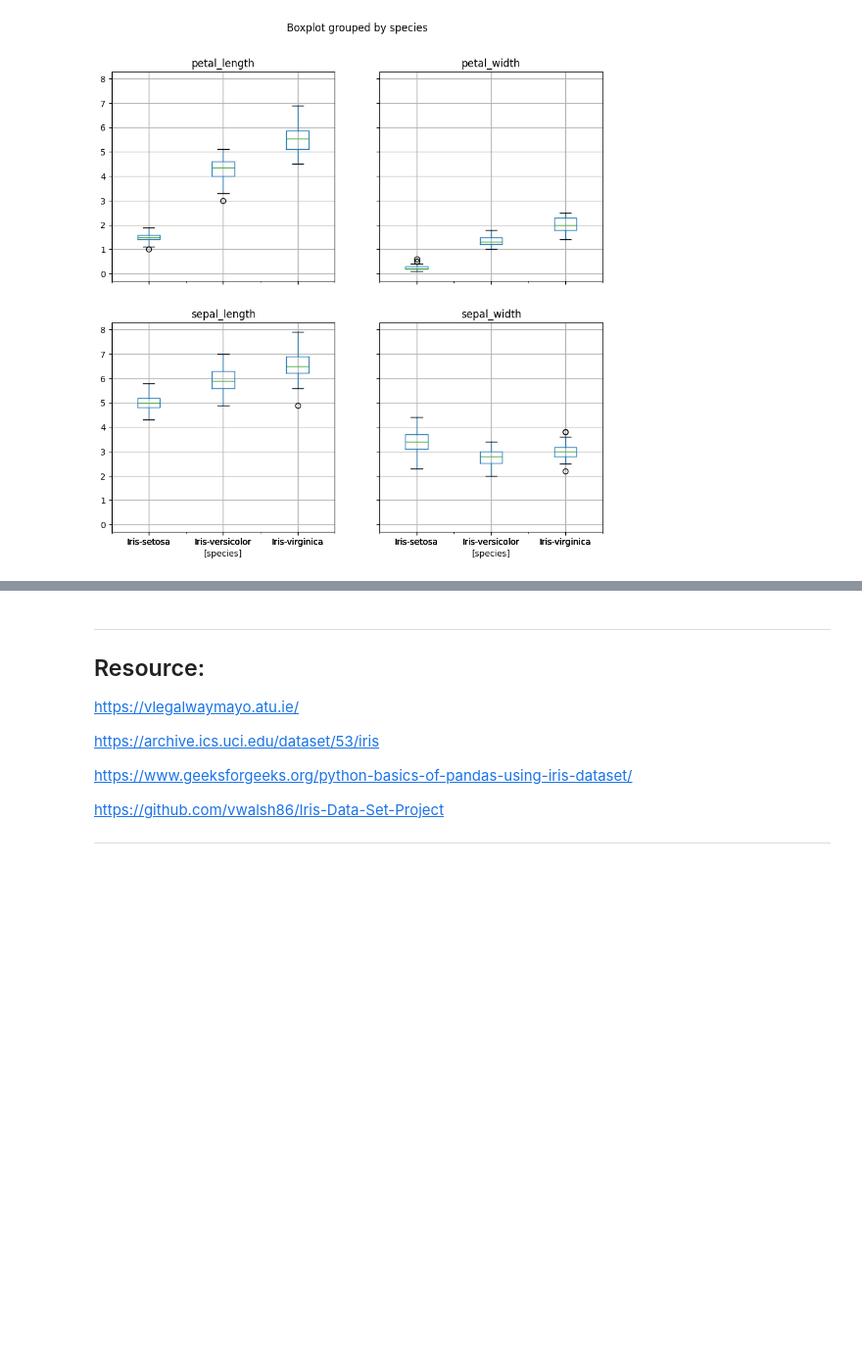
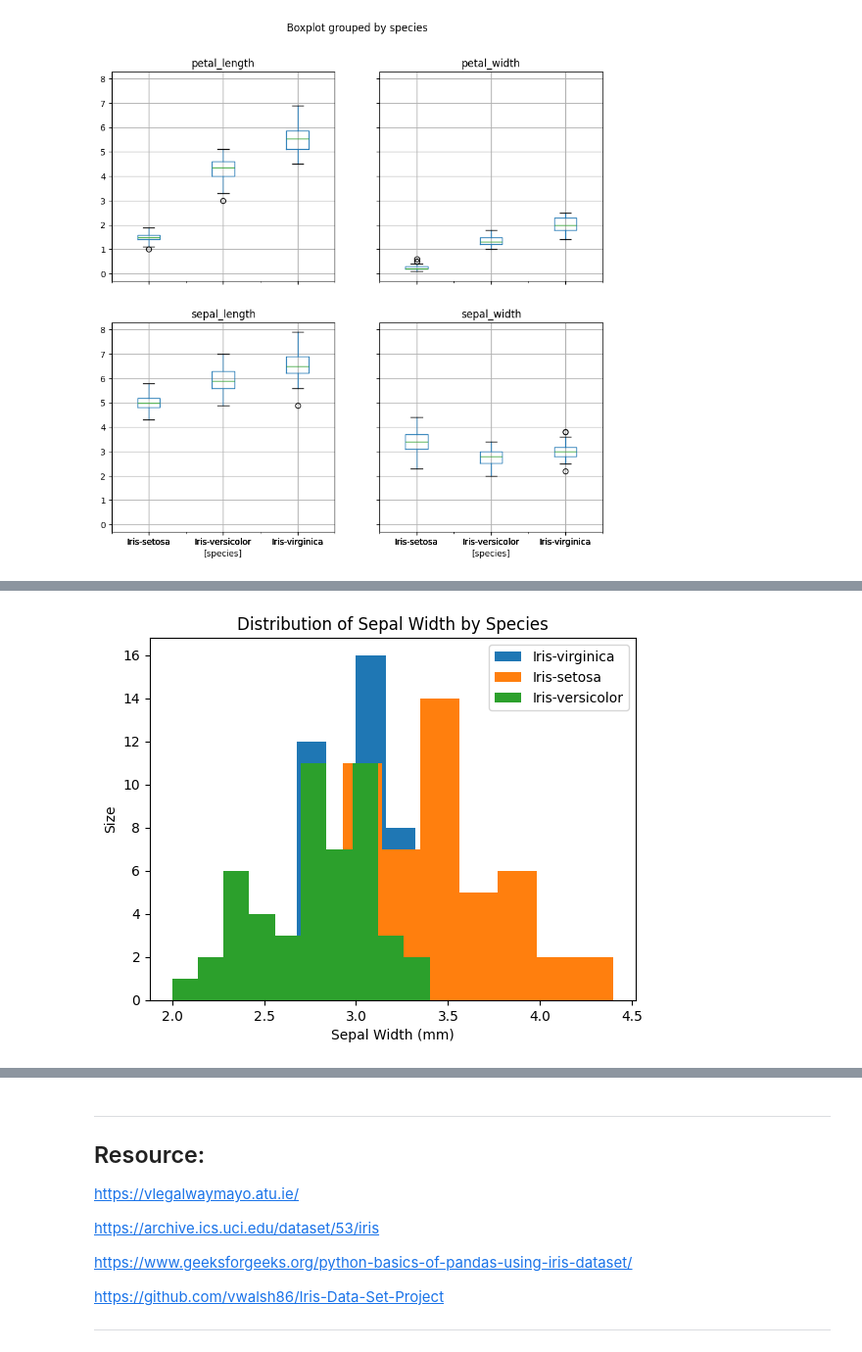
Before and after one commit to gusgoes/pands-project, a Jupyter notebook: analysis.ipynb, the cells around one changed output, grey strips where cells are left out. Shown at 98% size. Saved outputs shown, nothing was run; the diff lists cells and outputs as text; code cells hidden in the pictures; blank space fills up the shorter version.

```diff
--- a/analysis.ipynb
+++ b/analysis.ipynb
@@ -115,0 +145,9 @@ plt.savefig('iris_boxplot.png')
+# %%
+iris_species.groupby('species')['sepal_width'].plot(kind='hist', legend=True)
+plt.xlabel('Sepal Width (mm)')
+plt.ylabel('Size')
+plt.title('Distribution of Sepal Width by Species')
+plt.savefig('iris_sepal_width.png')
+plt.show()
+# %% [output]
+[figure, added]
```
Also changed, not shown: parts of 4 cells of this notebook, 4 other files.
